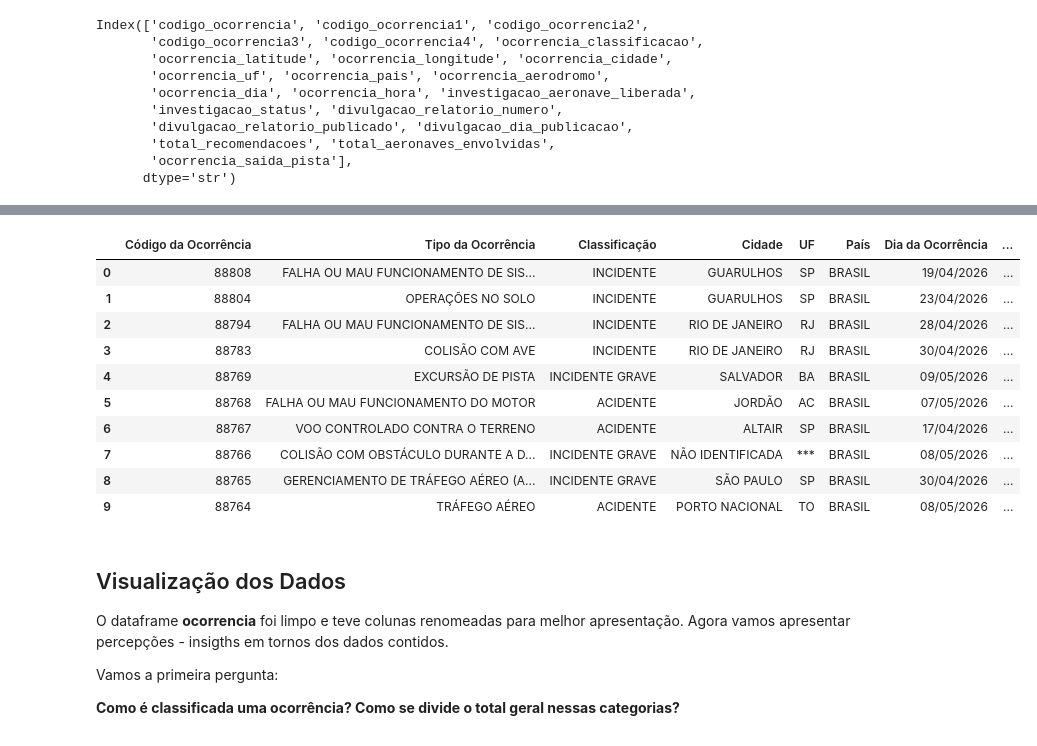
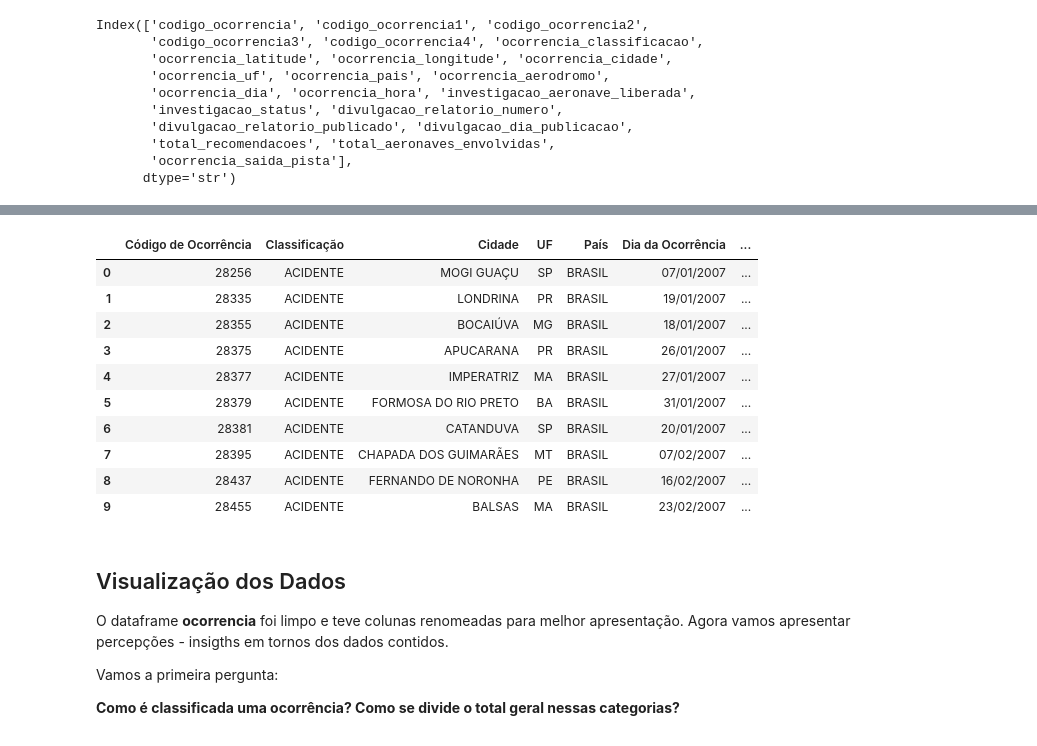
Before and after one commit to italoaraujosantos/analise-acidentes-aerios-brasil, a Jupyter notebook: acidente-incidente.ipynb, the cells around one changed output, grey strips where cells are left out. Saved outputs shown, nothing was run; the diff lists cells and outputs as text; code cells hidden in the pictures.

```diff
--- a/acidente-incidente.ipynb
+++ b/acidente-incidente.ipynb
@@ -127,5 +147,0 @@ Ocorrencia.csv é um arquivo relativamente grande. Ele possui muitas linhas e co
-# %%
-ocorrencia.drop([ 'codigo_ocorrencia2','codigo_ocorrencia3','codigo_ocorrencia4','ocorrencia_aerodromo',
-                  'ocorrencia_hora', 'ocorrencia_latitude', 'ocorrencia_longitude',
-                  'investigacao_aeronave_liberada','divulgacao_relatorio_publicado','divulgacao_dia_publicacao','total_recomendacoes',
-                 'total_aeronaves_envolvidas','ocorrencia_saida_pista', 'divulgacao_relatorio_numero'], axis = 1, inplace = True)
@@ -135,9 +153,7 @@ See https://pandas.pydata.org/docs/dev/whatsnew/v3.1.0.html#deprecation-inplace
 # %%
-ocorrencia.codigo_ocorrencia1 = tipo_ocorrencia.ocorrencia_tipo
-
-ocorrencia.columns = ['Código da Ocorrência', 'Tipo da Ocorrência', 'Classificação', 'Cidade', 'UF', 'País',
-                      'Dia da Ocorrência', 'Status da Investigação']
-
-ocorrencia['Contagem'] = 1
-
-ocorrencia['Código da Ocorrência'].dropna(axis = 0, inplace = True)
+analise = pd.merge(
+    ocorrencia,
+    tipo_ocorrencia,
+    on='codigo_ocorrencia1',
+    how='outer'
+)
@@ -148,0 +160,7 @@ Agora temos todas as colunas que precisaremos em nosso dataset, mas, ainda não
+# %%
+analise.drop(['codigo_ocorrencia1','codigo_ocorrencia2', 'codigo_ocorrencia3', 'codigo_ocorrencia4', 'ocorrencia_aerodromo',
+              'ocorrencia_hora', 'ocorrencia_latitude', 'ocorrencia_longitude',
+              'investigacao_aeronave_liberada', 'divulgacao_relatorio_publicado', 'divulgacao_dia_publicacao',
+              'total_recomendacoes',
+              'total_aeronaves_envolvidas', 'ocorrencia_saida_pista', 'divulgacao_relatorio_numero',
+              'taxonomia_tipo_icao'], axis=1, inplace=True)
@@ -148,0 +170,15 @@ Agora temos todas as colunas que precisaremos em nosso dataset, mas, ainda não
+# %%
+analise.rename(columns={
+    'codigo_ocorrencia': 'Código de Ocorrência',
+    'ocorrencia_tipo': 'Tipo de Ocorrência',
+    'ocorrencia_classificacao': 'Classificação',
+    'ocorrencia_cidade': 'Cidade',
+    'ocorrencia_uf': 'UF',
+    'ocorrencia_pais': 'País',
+    'ocorrencia_dia': 'Dia da Ocorrência',
+    'investigacao_status': 'Status da Investigação'
+}, inplace=True)
+
+analise['Contagem'] = 1
+
+analise['Código de Ocorrência'].dropna(axis = 0, inplace = True)
@@ -149,17 +207,17 @@ Agora temos todas as colunas que precisaremos em nosso dataset, mas, ainda não
 # %%
-ocorrencia.head(10)
+analise.head(10)
 # %% [output]
-|  | Código da Ocorrência | Tipo da Ocorrência | Classificação | Cidade | UF | País | Dia da Ocorrência | ... |
-| 0 | 88808 | FALHA OU MAU FUNCIONAMENTO DE SIS... | INCIDENTE | GUARULHOS | SP | BRASIL | 19/04/2026 | ... |
-| 1 | 88804 | OPERAÇÕES NO SOLO | INCIDENTE | GUARULHOS | SP | BRASIL | 23/04/2026 | ... |
-| 2 | 88794 | FALHA OU MAU FUNCIONAMENTO DE SIS... | INCIDENTE | RIO DE JANEIRO | RJ | BRASIL | 28/04/2026 | ... |
-| 3 | 88783 | COLISÃO COM AVE | INCIDENTE | RIO DE JANEIRO | RJ | BRASIL | 30/04/2026 | ... |
-| 4 | 88769 | EXCURSÃO DE PISTA | INCIDENTE GRAVE | SALVADOR | BA | BRASIL | 09/05/2026 | ... |
-| 5 | 88768 | FALHA OU MAU FUNCIONAMENTO DO MOTOR | ACIDENTE | JORDÃO | AC | BRASIL | 07/05/2026 | ... |
-| 6 | 88767 | VOO CONTROLADO CONTRA O TERRENO | ACIDENTE | ALTAIR | SP | BRASIL | 17/04/2026 | ... |
-| 7 | 88766 | COLISÃO COM OBSTÁCULO DURANTE A D... | INCIDENTE GRAVE | NÃO IDENTIFICADA | *** | BRASIL | 08/05/2026 | ... |
-| 8 | 88765 | GERENCIAMENTO DE TRÁFEGO AÉREO (A... | INCIDENTE GRAVE | SÃO PAULO | SP | BRASIL | 30/04/2026 | ... |
-| 9 | 88764 | TRÁFEGO AÉREO | ACIDENTE | PORTO NACIONAL | TO | BRASIL | 08/05/2026 | ... |
+|  | Código de Ocorrência | Classificação | Cidade | UF | País | Dia da Ocorrência | ... |
+| 0 | 28256 | ACIDENTE | MOGI GUAÇU | SP | BRASIL | 07/01/2007 | ... |
+| 1 | 28335 | ACIDENTE | LONDRINA | PR | BRASIL | 19/01/2007 | ... |
+| 2 | 28355 | ACIDENTE | BOCAIÚVA | MG | BRASIL | 18/01/2007 | ... |
+| 3 | 28375 | ACIDENTE | APUCARANA | PR | BRASIL | 26/01/2007 | ... |
+| 4 | 28377 | ACIDENTE | IMPERATRIZ | MA | BRASIL | 27/01/2007 | ... |
+| 5 | 28379 | ACIDENTE | FORMOSA DO RIO PRETO | BA | BRASIL | 31/01/2007 | ... |
+| 6 | 28381 | ACIDENTE | CATANDUVA | SP | BRASIL | 20/01/2007 | ... |
+| 7 | 28395 | ACIDENTE | CHAPADA DOS GUIMARÃES | MT | BRASIL | 07/02/2007 | ... |
+| 8 | 28437 | ACIDENTE | FERNANDO DE NORONHA | PE | BRASIL | 16/02/2007 | ... |
+| 9 | 28455 | ACIDENTE | BALSAS | MA | BRASIL | 23/02/2007 | ... |
 # %% [markdown]
 ## Visualização dos Dados
 
```
Also changed, not shown: parts of 26 cells of this notebook.
